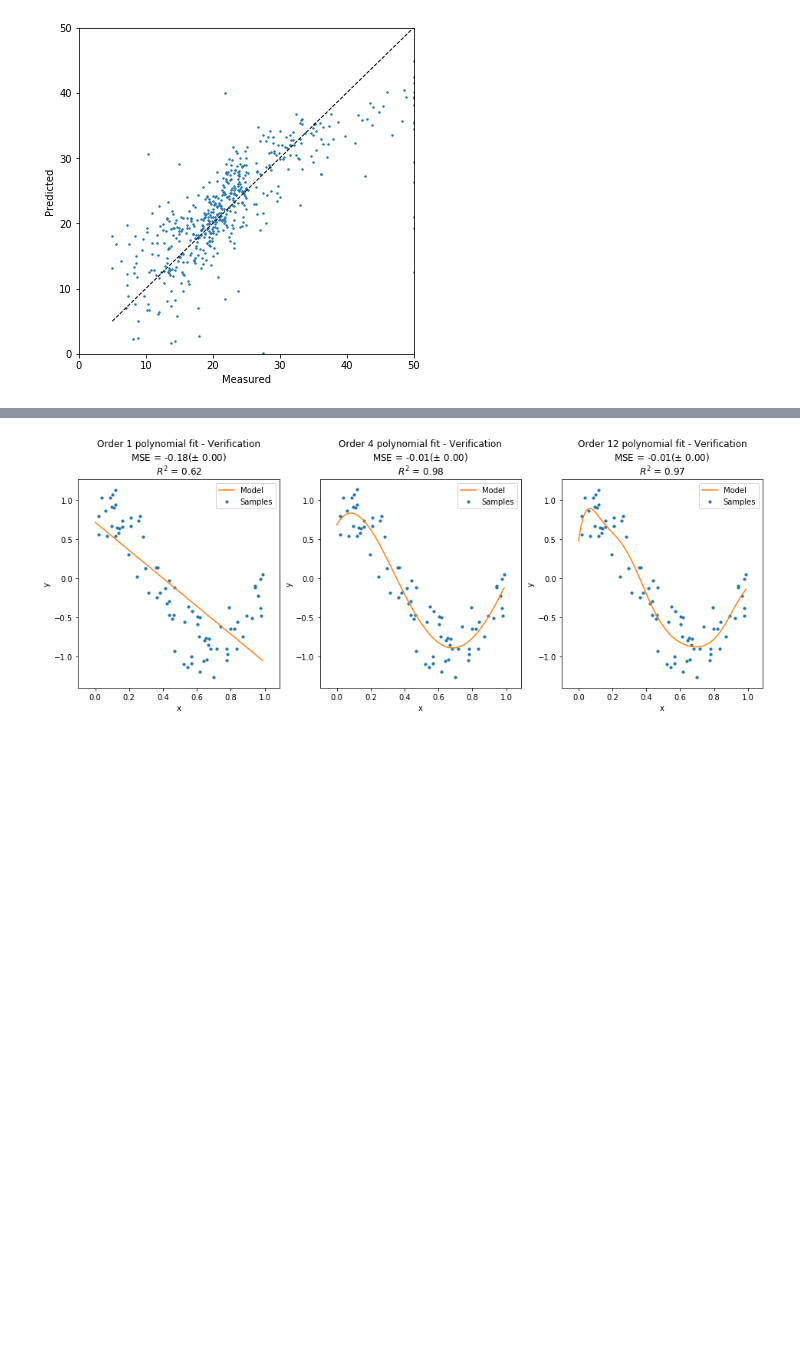
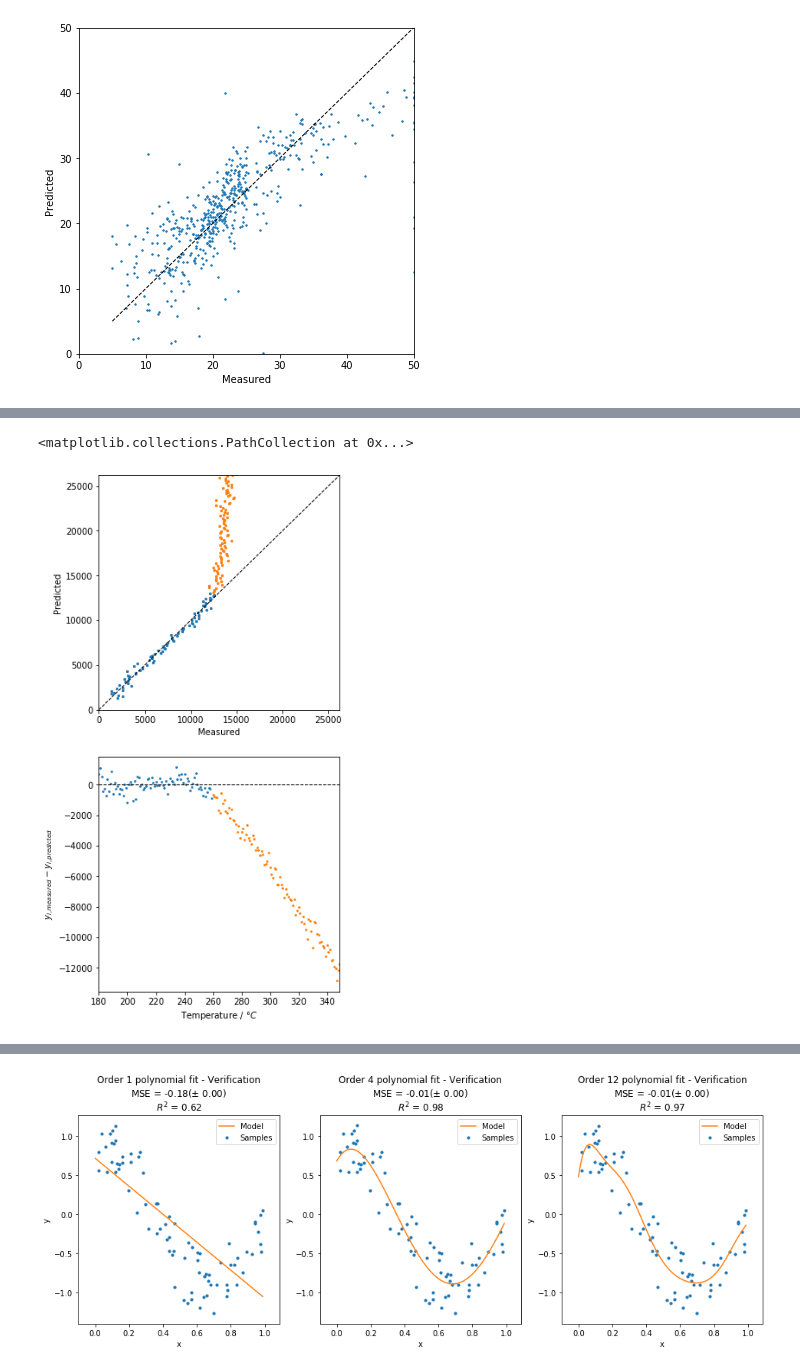
Before and after one commit to blackw1ng/data-validation-lecture, a Jupyter notebook: graph-generator.ipynb, the cells around one changed output, grey strips where cells are left out. Drawn from its saved outputs; the diff is of its cells as text; code cells hidden in the pictures; blank space fills up the shorter version.

```diff
--- a/graph-generator.ipynb
+++ b/graph-generator.ipynb
@@ -78,0 +125,22 @@ plt.show()
+# %%
+fig, [ax1,ax2] = plt.subplots(2,1,figsize=(5,11))
+
+ax1.plot([0, y_pred.max()], [0, y_pred.max()], 'k--', lw=1)
+ax1.set_xlim(0,y_pred.max())
+ax1.set_ylim(0,y_pred.max())
+ax1.set_xlabel('Measured')
+ax1.set_ylabel('Predicted')
+ax1.scatter(y[:apparently_kinetic],y_pred[:apparently_kinetic],s=5)
+ax1.scatter(y[apparently_kinetic:],y_pred[apparently_kinetic:],s=5)
+
+
+ax2.set_ylabel('$y_{i,measured} - y_{i,predicted}$')
+ax2.set_xlabel("Temperature / $°C$")
+ax2.plot([x.min(),x.max()], [0,0], 'k--', lw=1)
+ax2.set_xlim(x.min(),x.max())
+
+ax2.scatter(x[:apparently_kinetic],y[:apparently_kinetic]-y_pred[:apparently_kinetic],s=3)
+ax2.scatter(x[apparently_kinetic:],y[apparently_kinetic:]-y_pred[apparently_kinetic:],s=3)
+# %% [output]
+<matplotlib.collections.PathCollection at 0x...>
+[figure, added]
```
Also changed, not shown: parts of 6 cells of this notebook, 1 other file.
